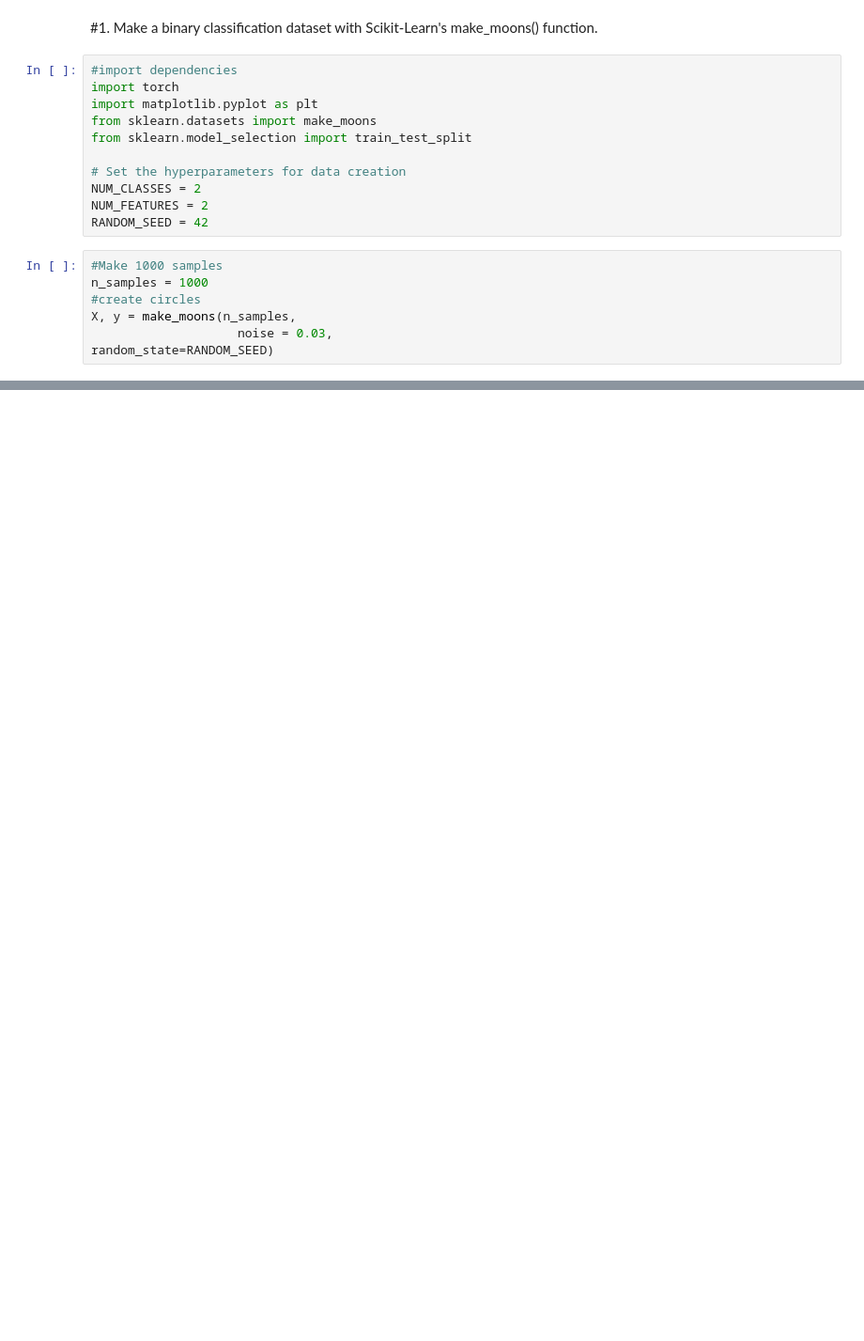
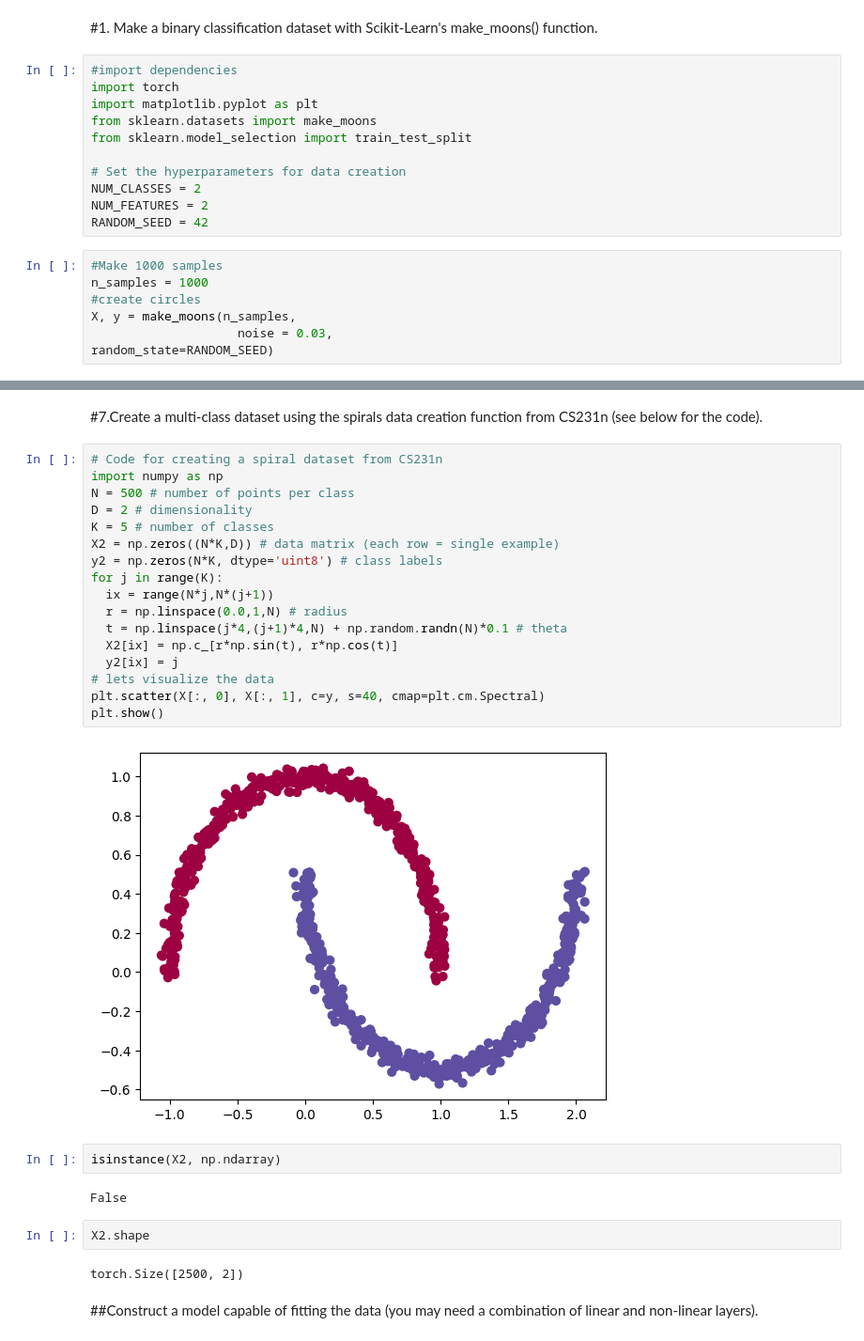
Before and after one commit to mismatchgit/PyTorch-tutorial-freecodecamp, a Jupyter notebook: pytorch_classification_exercise.ipynb, the cells around one changed output, grey strips where cells are left out. Shown at 94% size. Saved outputs shown, nothing was run; the diff lists cells and outputs as text; blank space fills up the shorter version.

Commit message:
multiclass remains

```diff
--- a/pytorch_classification_exercise.ipynb
+++ b/pytorch_classification_exercise.ipynb
@@ -21,0 +220,31 @@ X, y = make_moons(n_samples,
+# %% [markdown]
+#7.Create a multi-class dataset using the spirals data creation function from CS231n (see below for the code).
+# %%
+# Code for creating a spiral dataset from CS231n
+import numpy as np
+N = 500 # number of points per class
+D = 2 # dimensionality
+K = 5 # number of classes
+X2 = np.zeros((N*K,D)) # data matrix (each row = single example)
+y2 = np.zeros(N*K, dtype='uint8') # class labels
+for j in range(K):
+  ix = range(N*j,N*(j+1))
+  r = np.linspace(0.0,1,N) # radius
+  t = np.linspace(j*4,(j+1)*4,N) + np.random.randn(N)*0.1 # theta
+  X2[ix] = np.c_[r*np.sin(t), r*np.cos(t)]
+  y2[ix] = j
+# lets visualize the data
+plt.scatter(X[:, 0], X[:, 1], c=y, s=40, cmap=plt.cm.Spectral)
+plt.show()
+# %% [output]
+[figure, added]
+# %%
+isinstance(X2, np.ndarray)
+# %% [output]
+False
+# %%
+X2.shape
+# %% [output]
+torch.Size([2500, 2])
+# %% [markdown]
+##Construct a model capable of fitting the data (you may need a combination of linear and non-linear layers).
```
Also changed, not shown: parts of 31 cells of this notebook.
